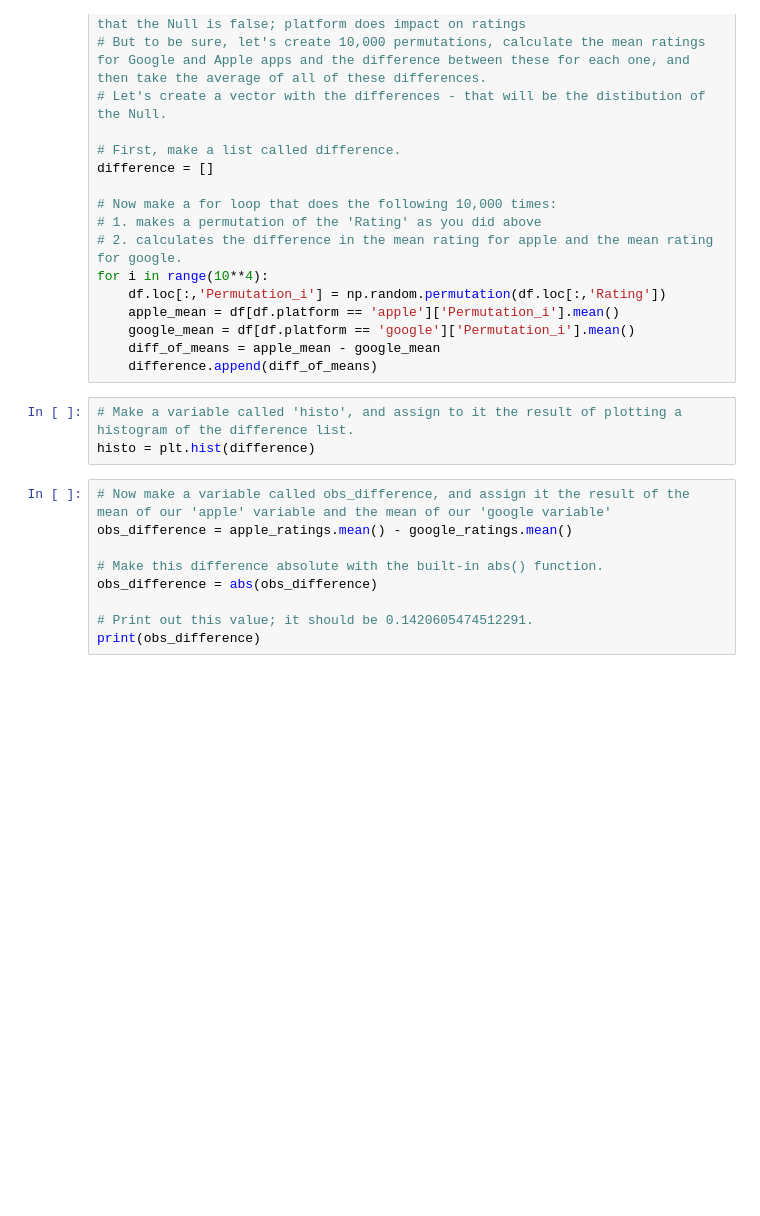
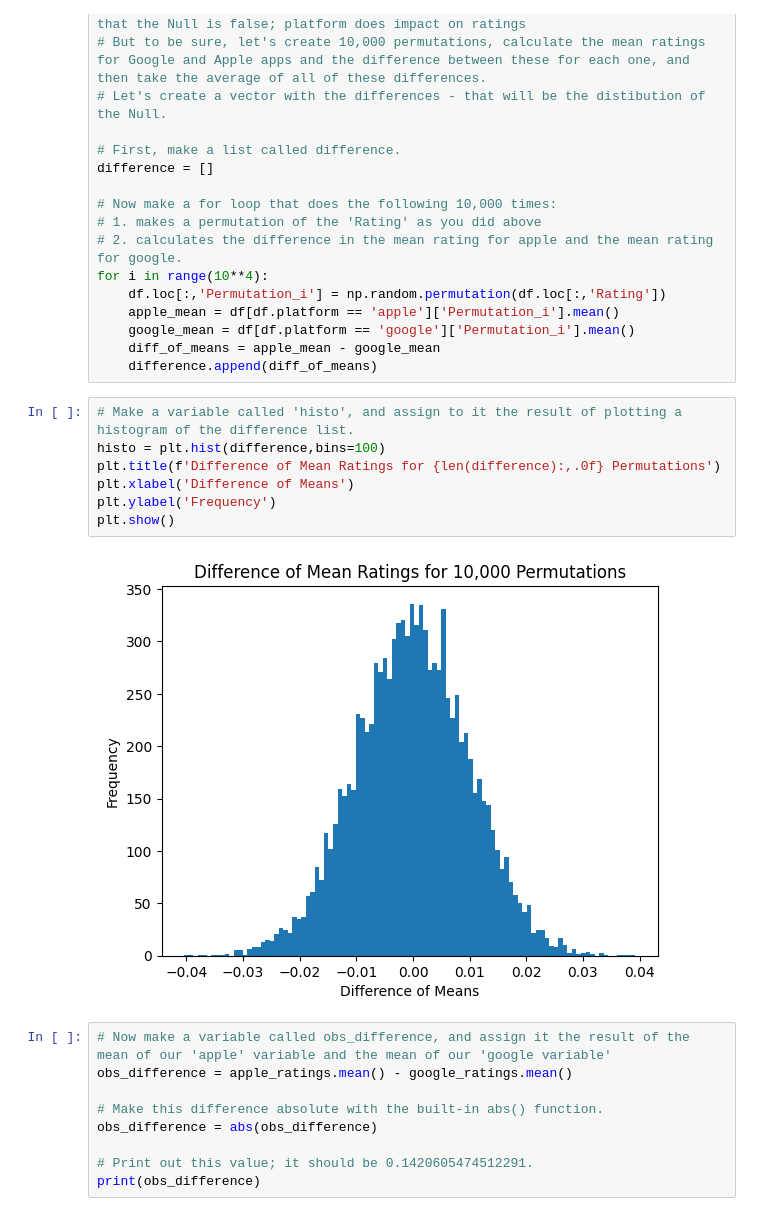
Before and after one commit to tbchuotmd/Springboard, a Jupyter notebook: CurriculumFiles/UNIT-22:Python_Stats_in_EDA/Apps_Case_Study/Project Files/Springboard Apps project - Tier 3 - Complete.ipynb, the cells around one changed output. Drawn from its saved outputs; the diff is of its cells as text; blank space fills up the shorter version.

```diff
--- a/CurriculumFiles/UNIT-22:Python_Stats_in_EDA/Apps_Case_Study/Project Files/Springboard Apps project - Tier 3 - Complete.ipynb
+++ b/CurriculumFiles/UNIT-22:Python_Stats_in_EDA/Apps_Case_Study/Project Files/Springboard Apps project - Tier 3 - Complete.ipynb
@@ -549,7 +552,13 @@ for i in range(10**4):
     difference.append(diff_of_means)
 # %%
 # Make a variable called 'histo', and assign to it the result of plotting a histogram of the difference list.
-histo = plt.hist(difference)
+histo = plt.hist(difference,bins=100)
+plt.title(f'Difference of Mean Ratings for {len(difference):,.0f} Permutations')
+plt.xlabel('Difference of Means')
+plt.ylabel('Frequency')
+plt.show()
+# %% [output]
+[figure, added]
 # %%
 # Now make a variable called obs_difference, and assign it the result of the mean of our 'apple' variable and the mean of our 'google variable'
 obs_difference = apple_ratings.mean() - google_ratings.mean()
```
Also changed, not shown: parts of 4 cells of this notebook.
